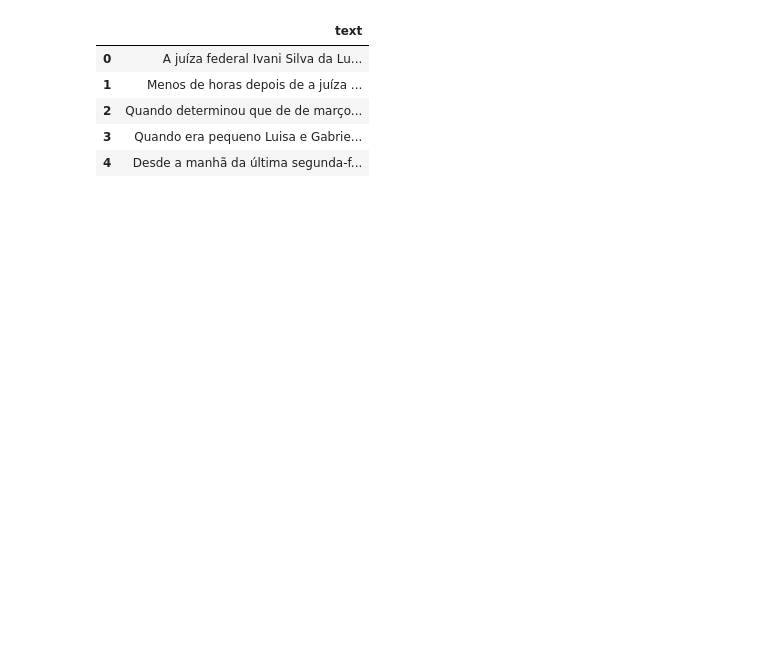
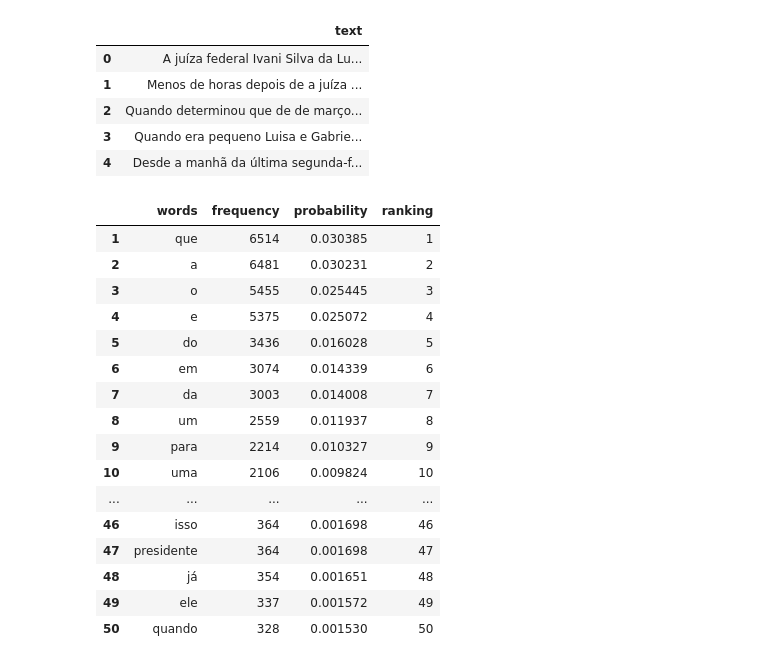
Before and after one commit to LiviaCavalcanti/RecInfo, a Jupyter notebook: lab02/lab02.ipynb, the cells around one changed output. Saved outputs shown, nothing was run; the diff lists cells and outputs as text; code cells hidden in the pictures; blank space fills up the shorter version.

```diff
--- a/lab02/lab02.ipynb
+++ b/lab02/lab02.ipynb
@@ -32,0 +47,20 @@ words1 = len(df[df["words"]>1])
+# %%
+top50 = df[1:51]
+# %% [output]
+|  | words | frequency | probability | ranking |
+| 1 | que | 6514 | 0.030385 | 1 |
+| 2 | a | 6481 | 0.030231 | 2 |
+| 3 | o | 5455 | 0.025445 | 3 |
+| 4 | e | 5375 | 0.025072 | 4 |
+| 5 | do | 3436 | 0.016028 | 5 |
+| 6 | em | 3074 | 0.014339 | 6 |
+| 7 | da | 3003 | 0.014008 | 7 |
+| 8 | um | 2559 | 0.011937 | 8 |
+| 9 | para | 2214 | 0.010327 | 9 |
+| 10 | uma | 2106 | 0.009824 | 10 |
+| ... | ... | ... | ... | ... |
+| 46 | isso | 364 | 0.001698 | 46 |
+| 47 | presidente | 364 | 0.001698 | 47 |
+| 48 | já | 354 | 0.001651 | 48 |
+| 49 | ele | 337 | 0.001572 | 49 |
+| 50 | quando | 328 | 0.001530 | 50 |
```
Also changed, not shown: parts of 8 cells of this notebook.
